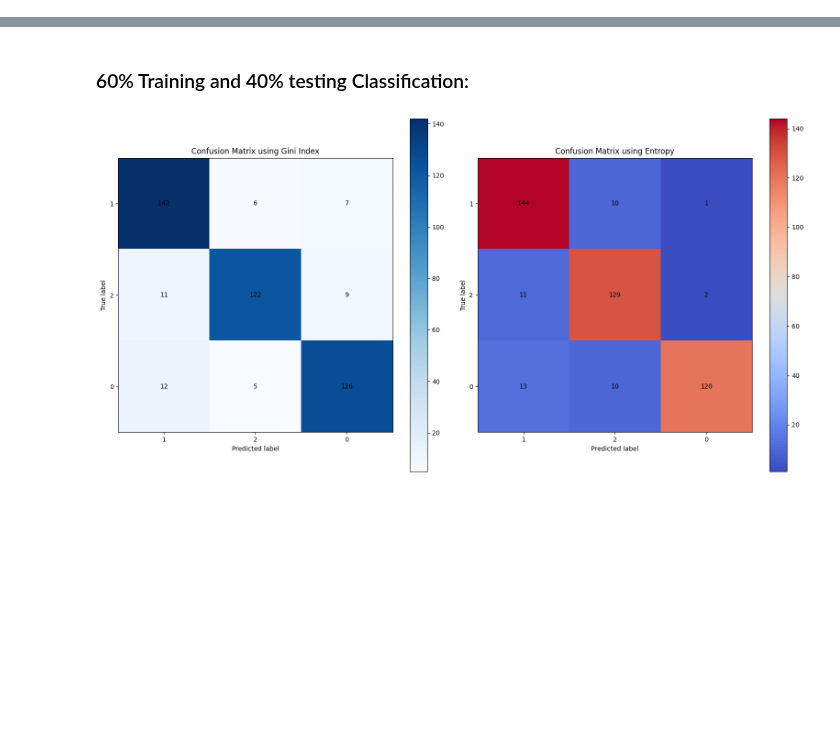
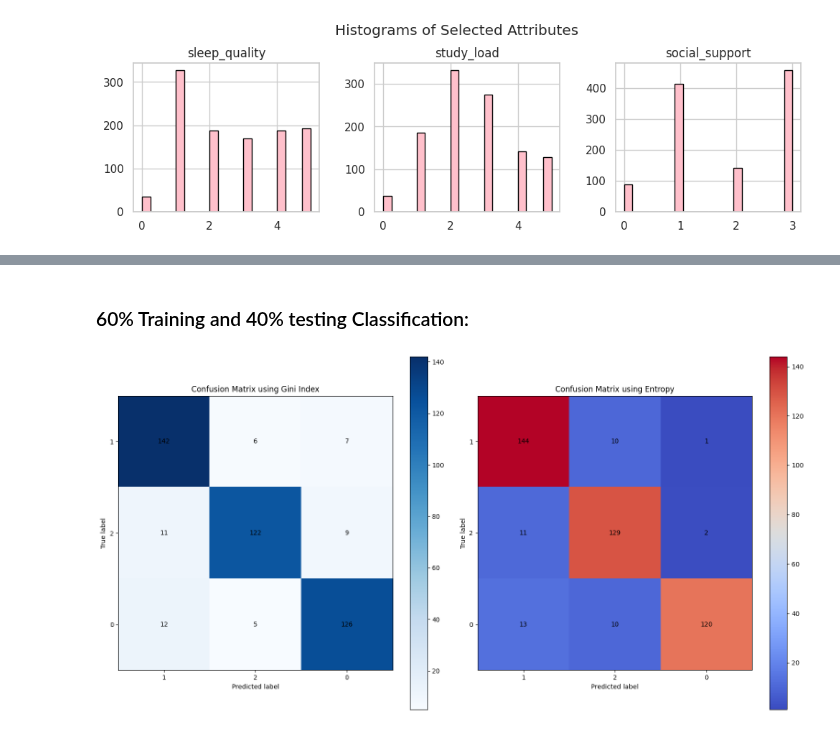
Before and after one commit to LanaAlhussaini/G12.DM, a Jupyter notebook: Phase3.ipynb, the cells around one changed output, grey strips where cells are left out. Drawn from its saved outputs; the diff is of its cells as text; code cells hidden in the pictures; blank space fills up the shorter version.

```diff
--- a/Phase3.ipynb
+++ b/Phase3.ipynb
@@ -2,0 +268,8 @@
+# %%
+cols_hist = ['sleep_quality','study_load','social_support']
+df[cols_hist].hist(bins=20, layout=(1,3), figsize=(12,3), edgecolor='black' , color= 'pink')
+plt.suptitle("Histograms of Selected Attributes")
+plt.subplots_adjust(top=0.8)
+plt.show()
+# %% [output]
+[figure, added]
```
Also changed, not shown: parts of 59 cells of this notebook.
